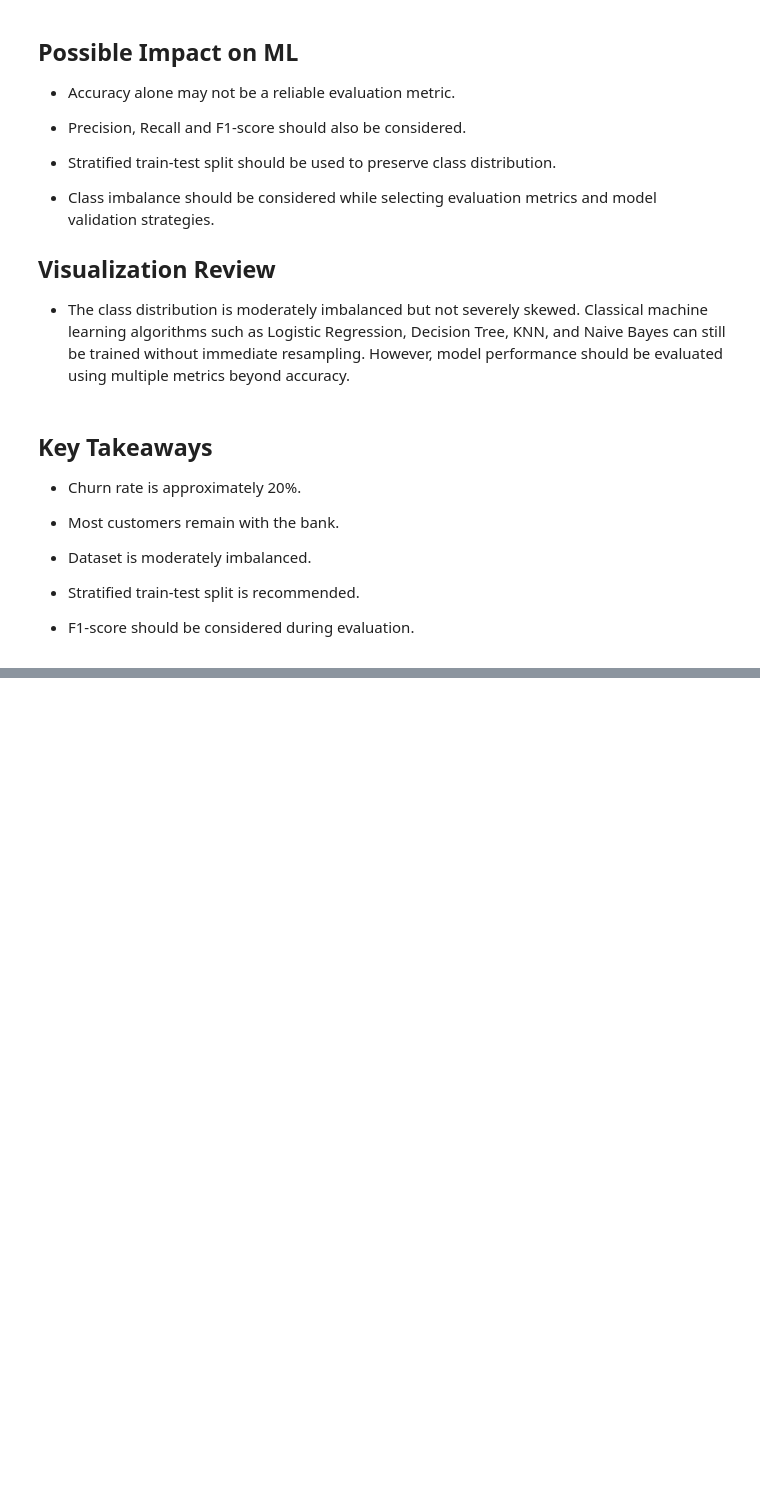
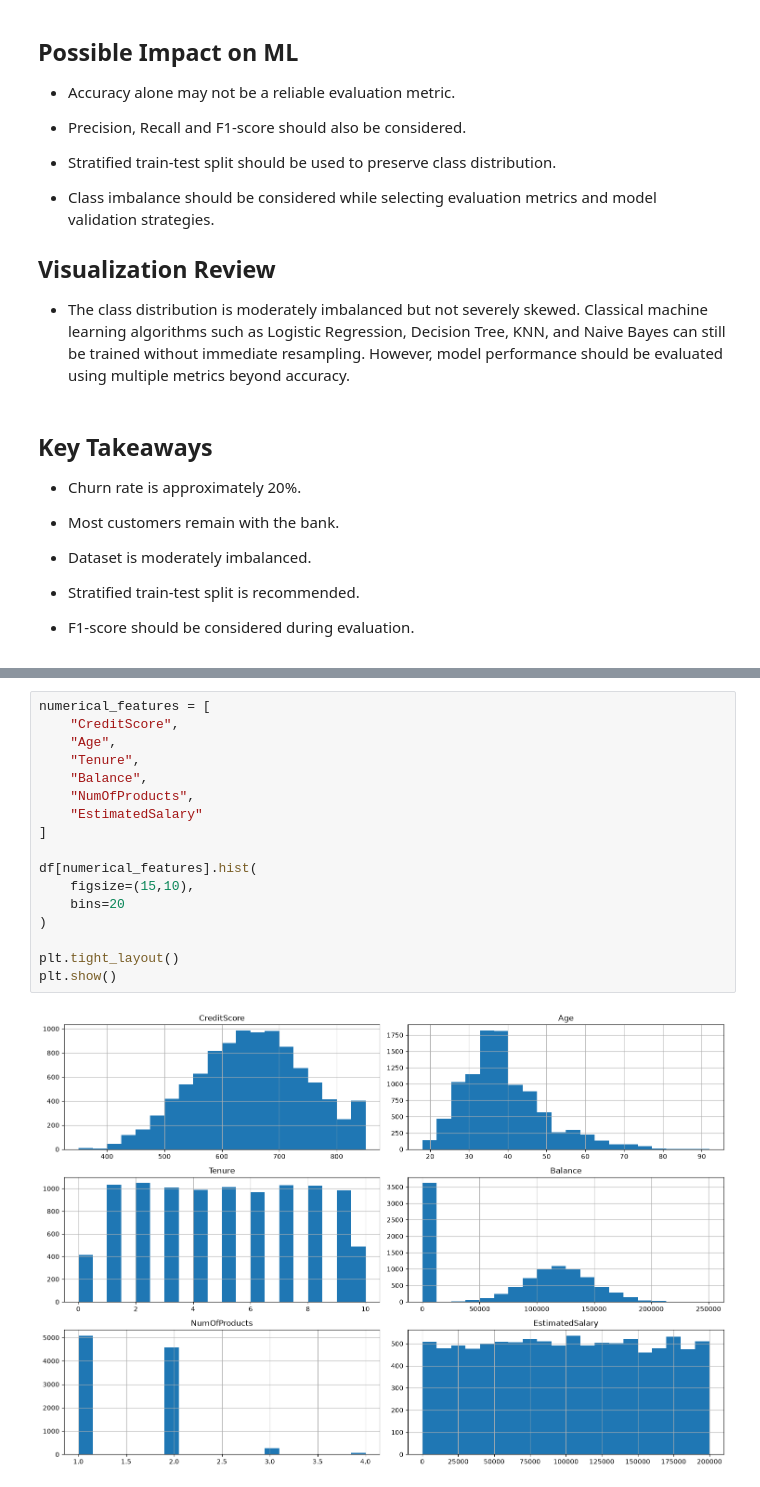
Before and after one commit to dattaemon247-art/customer-churn-prediction, a Jupyter notebook: notebooks/02_eda.ipynb, the cells around one changed output, grey strips where cells are left out. Drawn from its saved outputs; the diff is of its cells as text; blank space fills up the shorter version.

```diff
--- a/notebooks/02_eda.ipynb
+++ b/notebooks/02_eda.ipynb
@@ -219,0 +227,19 @@ plt.show()
+# %%
+numerical_features = [
+    "CreditScore",
+    "Age",
+    "Tenure",
+    "Balance",
+    "NumOfProducts",
+    "EstimatedSalary"
+]
+
+df[numerical_features].hist(
+    figsize=(15,10),
+    bins=20
+)
+
+plt.tight_layout()
+plt.show()
+# %% [output]
+[figure, added]
```
Also changed, not shown: parts of 8 cells of this notebook, 10 other files.
